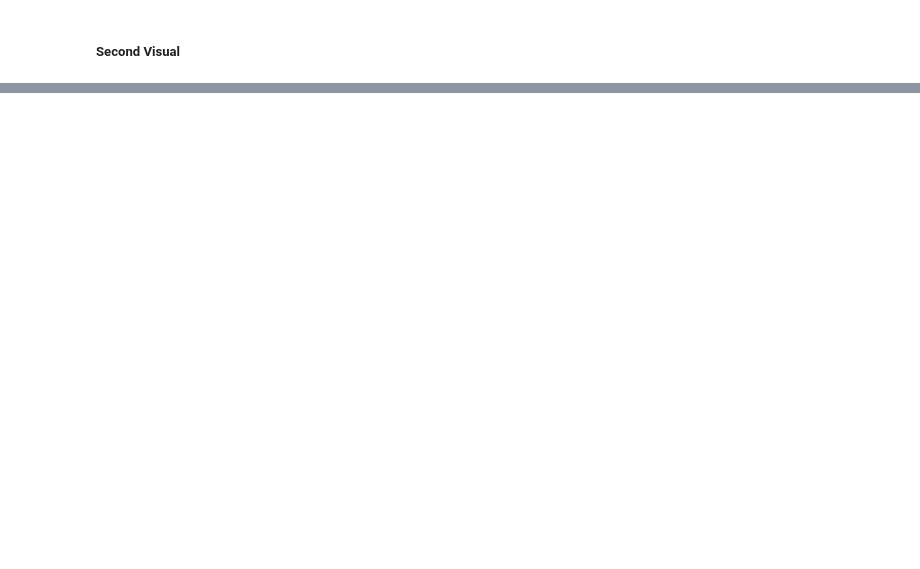
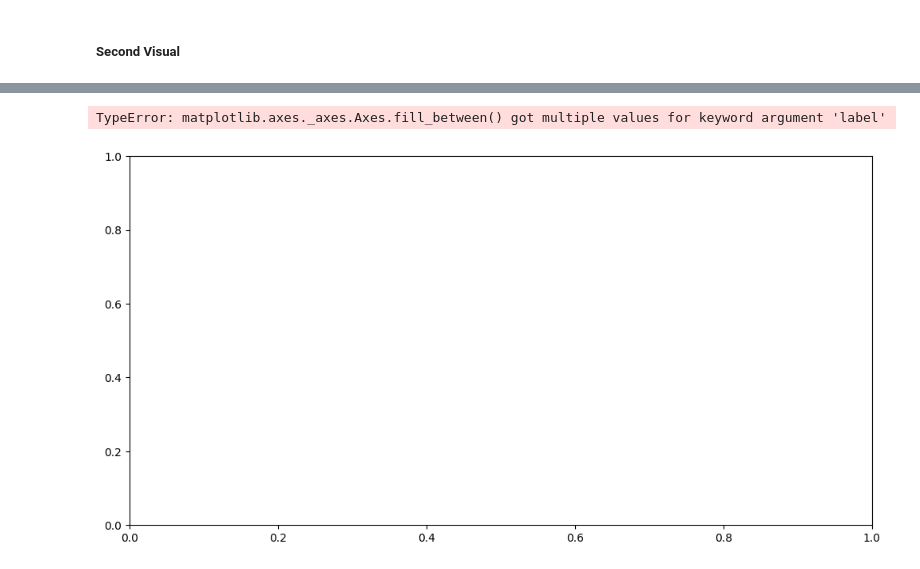
Before and after one commit to swolbroham/spotifyAnalysis, a Jupyter notebook: analysisDevelopment.ipynb, the cells around one changed output, grey strips where cells are left out. Saved outputs shown, nothing was run; the diff lists cells and outputs as text; code cells hidden in the pictures; blank space fills up the shorter version.

```diff
--- a/analysisDevelopment.ipynb
+++ b/analysisDevelopment.ipynb
@@ -150,0 +180,12 @@ AttributeError: 'list' object has no attribute 'ndim'
+# %%
+fig, ax = plt.subplots(figsize=(12, 6))
+
+for year, year_data in grouped_by_year:
+    # Prepare data for this year (similar to the original steps)
+    pivot_data_year = year_data.pivot(index='added_at', columns='month', values='id').fillna(0)
+
+    # Create stackplot for this year
+    ax.stackplot(pivot_data_year.index, pivot_data_year.values.T, label=f"Year {year}")
+# %% [output]
+TypeError: matplotlib.axes._axes.Axes.fill_between() got multiple values for keyword argument 'label'
+[figure, added]
```
Also changed, not shown: parts of 10 cells of this notebook, 1 other file.
